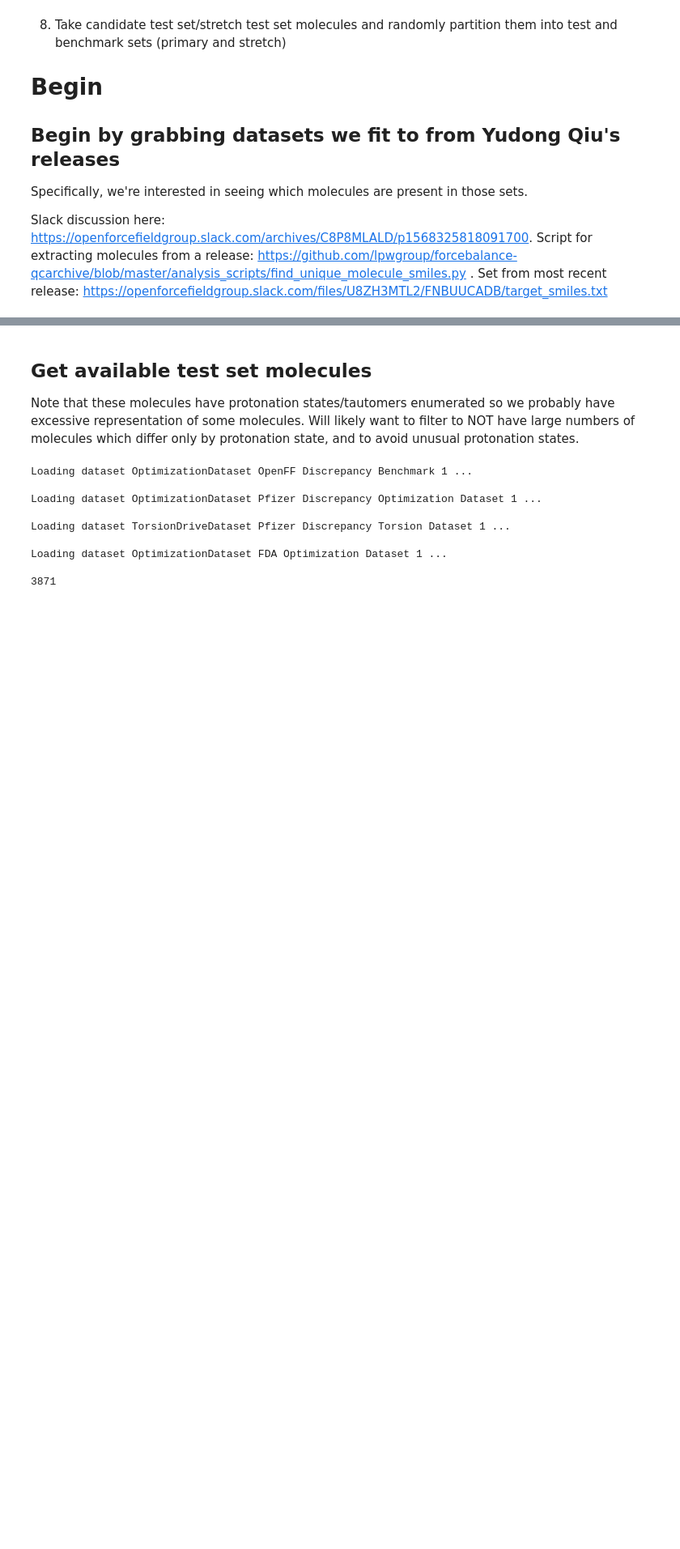
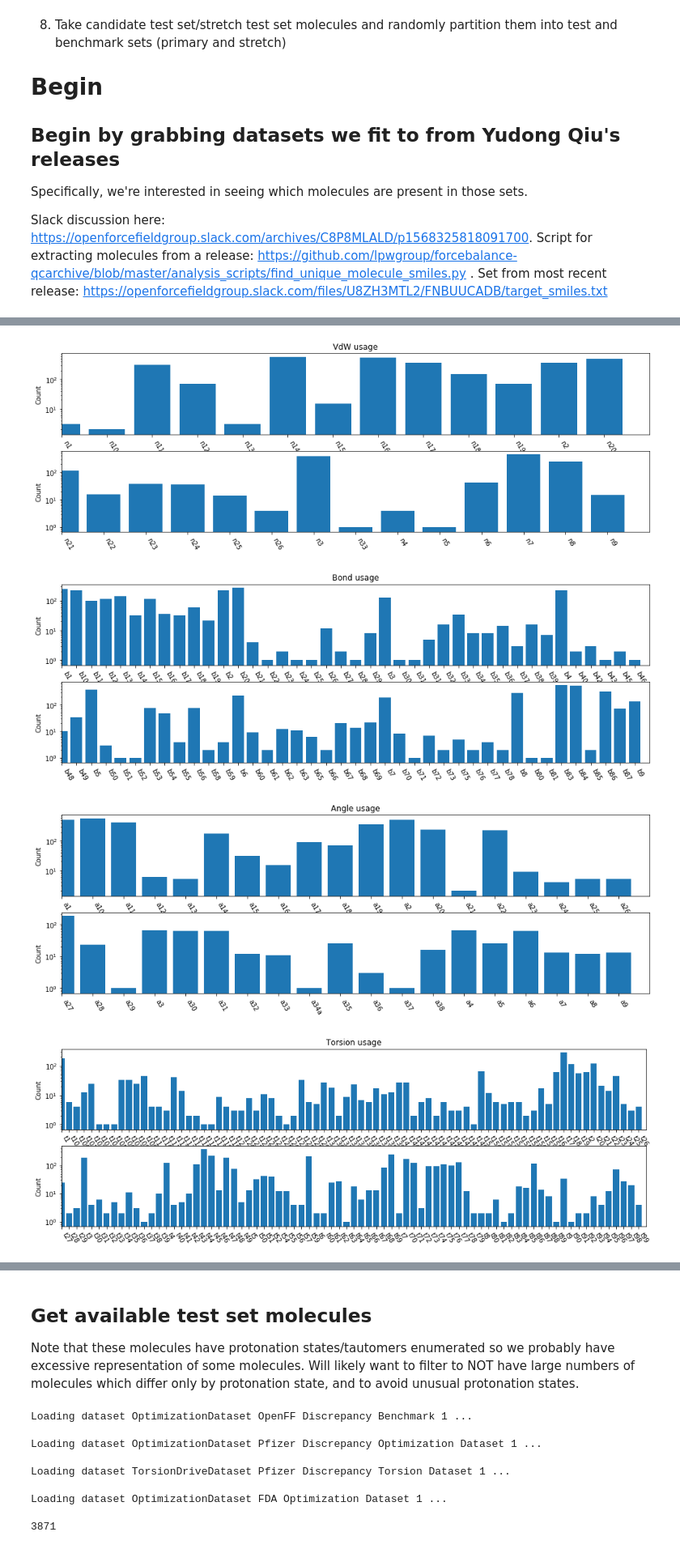
Before and after one commit to openforcefield/open-forcefield-data, a Jupyter notebook: construct_benchmarks/divide_sets.ipynb, the cells around one changed output, grey strips where cells are left out. Shown at 81% size. Saved outputs shown, nothing was run; the diff lists cells and outputs as text; code cells hidden in the pictures; blank space fills up the shorter version.

```diff
--- a/construct_benchmarks/divide_sets.ipynb
+++ b/construct_benchmarks/divide_sets.ipynb
@@ -43,0 +80,50 @@ Can draw on `openforcefield/utilities/deprecated/convert_frosst/parameter_usage.
+# %%
+def make_param_histogram(param_id_counts, param_ids, letter, title):
+    # Graph occurrences of bond parameters
+    parm_ids = [ pid for pid in param_ids if pid[0]==letter]
+    parm_ids.sort()
+    counts_parms = [param_id_counts[parm_id] for parm_id in parm_ids]
+    split = int(len(parm_ids)/2)
+
+    indices = np.arange(len(parm_ids))
+    fix, ax = plt.subplots(2,1,figsize=(16,5))
+    ax[0].set_yscale('log', nonposy='clip')
+    ax[1].set_yscale('log', nonposy='clip')
+
+    rects2 = ax[0].bar(indices[0:split], counts_parms[0:split] )
+    ax[0].set_ylabel('Count')
+    ax[0].set_xticks( indices[0:split])
+    ax[0].set_xticklabels( parm_ids[0:split], rotation=-60, ha='left')
+    ax[0].set_xlim(indices[0], indices[split])
+    plt.yscale('log',nonposy='clip')
+    rects2 = ax[1].bar(indices[split:], counts_parms[split:])
+    ax[1].set_ylabel('Count')
+    ax[1].set_xticks( indices[split:])
+    ax[1].set_xticklabels( parm_ids[split:], rotation=-60, ha='left')
+    ax[1].set_xlim(indices[split], indices[-1]+1)
+
+    ax[0].set_title(title)
+    plt.show()
+# %%
+# Graph parameter usage
+param_id_counts = dict()
+
+for pid in parameters_by_ID:
+    param_id_counts[pid] = len(parameters_by_ID[pid])
+
+param_ids = param_id_counts.keys()
+
+# Create Histogram for each type of parameter
+# VdW
+make_param_histogram(param_id_counts, param_ids, 'n', "VdW usage")
+# Bonds
+make_param_histogram(param_id_counts, param_ids, 'b', "Bond usage")
+# Angles
+make_param_histogram(param_id_counts, param_ids, 'a', "Angle usage")
+# Torsions
+make_param_histogram(param_id_counts, param_ids, 't', "Torsion usage")
+# %% [output]
+[figure, added]
+[figure, added]
+[figure, added]
+[figure, added]
```
Also changed, not shown: parts of 21 cells of this notebook.
